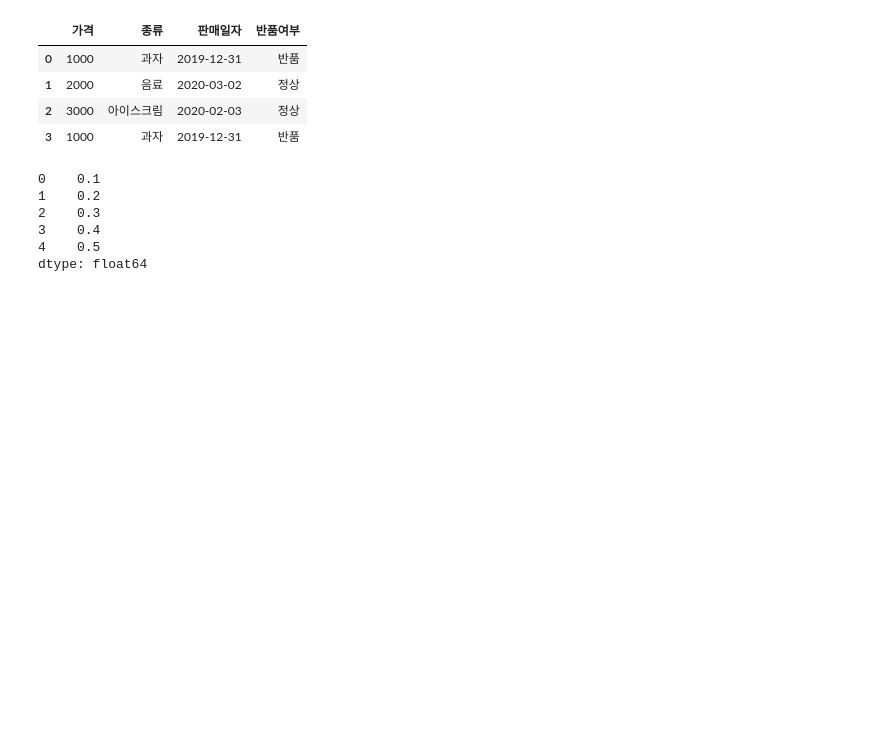
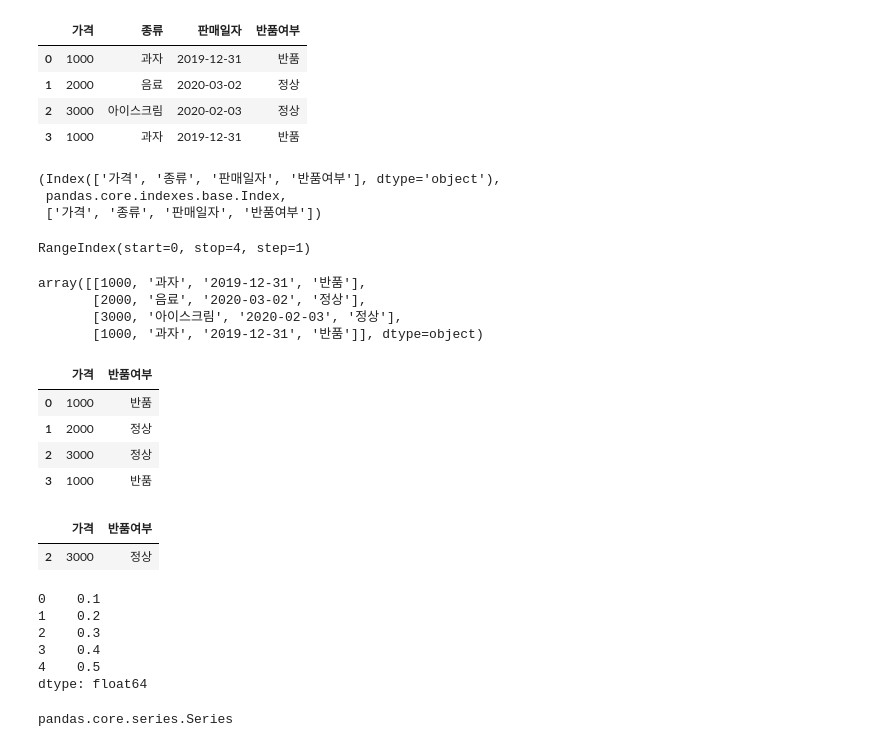
Before and after one commit to araya1203/study_data_analytics, a Jupyter notebook: codes/pandass/begginners.ipynb, the cells around one changed output. Drawn from its saved outputs; the diff is of its cells as text; code cells hidden in the pictures; blank space fills up the shorter version.

```diff
--- a/codes/pandass/begginners.ipynb
+++ b/codes/pandass/begginners.ipynb
@@ -18,14 +18,11 @@ pd. DataFrame(data=num_list)
 | 3 | 40 |
 | 4 | 50 |
 # %%
-doble_list = [
- [1000, '과자','2019-12-31','반품'],
+double_list = [[1000, '과자','2019-12-31','반품'],
  [2000, '음료', '2020-03-02', '정상'],
  [3000, '아이스크림', '2020-02-03','정상'],
- [1000,'과자','2019-12-31','반품']
- ]
-
-pd.DataFrame(data=doble_list)
+ [1000,'과자','2019-12-31','반품']]
+pd.DataFrame(data=double_list)
 # %% [output]
 |  | 0 | 1 | 2 | 3 |
 | 0 | 1000 | 과자 | 2019-12-31 | 반품 |
@@ -34,7 +31,8 @@ pd.DataFrame(data=doble_list)
 | 3 | 1000 | 과자 | 2019-12-31 | 반품 |
 # %%
 double_columns = ['가격','종류','판매일자','반품여부']
-pd.DataFrame(data=doble_list, columns=double_columns )
+df_salesdays = pd.DataFrame(data=double_list, columns=double_columns)
+df_salesdays
 # %% [output]
 |  | 가격 | 종류 | 판매일자 | 반품여부 |
 | 0 | 1000 | 과자 | 2019-12-31 | 반품 |
@@ -42,15 +40,38 @@ pd.DataFrame(data=doble_list, columns=double_columns )
 | 2 | 3000 | 아이스크림 | 2020-02-03 | 정상 |
 | 3 | 1000 | 과자 | 2019-12-31 | 반품 |
 # %%
-single_data =[0.1, 0.2, 0.3, 0.4, 0.5]
-series_floats= pd.Series(data=single_data)
-series_floats
+df_salesdays.columns , type(df_salesdays.columns), list(df_salesdays.columns)
 # %% [output]
-0    0.1
-1    0.2
-2    0.3
-3    0.4
-4    0.5
-dtype: float64
+(Index(['가격', '종류', '판매일자', '반품여부'], dtype='object'),
+ pandas.core.indexes.base.Index,
+ ['가격', '종류', '판매일자', '반품여부'])
 # %%
-type(series_floats)
+df_salesdays.index
+# %% [output]
+RangeIndex(start=0, stop=4, step=1)
+# %%
+df_salesdays.values
+# %% [output]
+array([[1000, '과자', '2019-12-31', '반품'],
+       [2000, '음료', '2020-03-02', '정상'],
+       [3000, '아이스크림', '2020-02-03', '정상'],
+       [1000, '과자', '2019-12-31', '반품']], dtype=object)
+# %%
+df_salesdays_dropcol = df_salesdays.drop(columns=['종류','판매일자',])
+# df_salesdays.drop(columns=['종류','판매일자',],inplace=True) # 자체 지정한 df값이 변화한다
+# %%
+df_salesdays_dropcol
+# %% [output]
+|  | 가격 | 반품여부 |
+| 0 | 1000 | 반품 |
+| 1 | 2000 | 정상 |
+| 2 | 3000 | 정상 |
+| 3 | 1000 | 반품 |
+# %%
+## 필터 : and -&, or -|
+# condition = (df_saledays_dropcol['반품여부'] == '정상')
+condition = (df_salesdays_dropcol['가격'] >= 2500)
+df_salesdays_dropcol.loc[condition]
+# %% [output]
+|  | 가격 | 반품여부 |
+| 2 | 3000 | 정상 |
@@ -56,0 +81,15 @@ type(series_floats)
+# %%
+single_data = [0.1,0.2,0.3,0.4,0.5]
+series_floats = pd.Series(data=single_data)
+series_floats
+# %% [output]
+0    0.1
+1    0.2
+2    0.3
+3    0.4
+4    0.5
+dtype: float64
+# %%
+type(series_floats)
+# %% [output]
+pandas.core.series.Series
```
Also changed, not shown: parts of 1 cell of this notebook, 1 other file.
